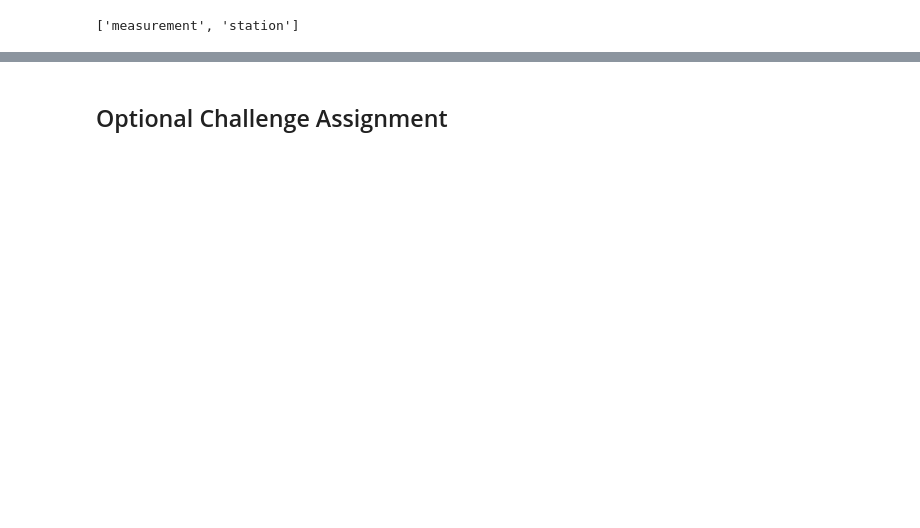
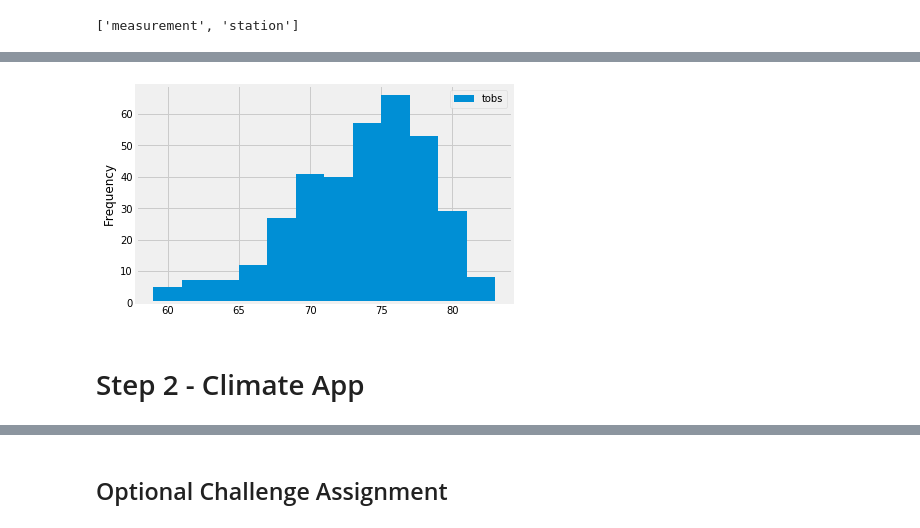
Before and after one commit to alapsraval/sqlalchemy-challenge, a Jupyter notebook: app.ipynb, the cells around one changed output, grey strips where cells are left out. Saved outputs shown, nothing was run; the diff lists cells and outputs as text; code cells hidden in the pictures; blank space fills up the shorter version.

Commit message:
step 1 complete

```diff
--- a/app.ipynb
+++ b/app.ipynb
@@ -170,0 +138,5 @@ Name: prcp, dtype: float64
+# %%
+# List the stations and the counts in descending order.
+#station_obsv_counts = measurements.groupby('station')['prcp'].count().sort_values(ascending=False).reset_index()
+station_obsv_counts = session.query(Measurement.station,label('total_prcp', func.count(Measurement.tobs))).group_by(Measurement.station).order_by(func.count(Measurement.tobs).desc()).all()
+station_obsv_counts
@@ -171,3 +153,5 @@ Name: prcp, dtype: float64
 # %%
 # What are the most active stations? (i.e. what stations have the most rows)?
-# List the stations and the counts in descending order.
+station_with_obsv_max = station_obsv_counts[0][0]
+station_obsv_max = station_obsv_counts[0][1]
+print(f'Station # {station_with_obsv_max} has the highest, {station_obsv_max} observations.')
@@ -177,3 +168,10 @@ Name: prcp, dtype: float64
 # %%
 # Choose the station with the highest number of temperature observations.
-# Query the last 12 months of temperature observation data for this station and plot the results as a histogram
+# Query the last 12 months of temperature observation data for this station
+
+year_temperature_observations = pd.DataFrame(session.query(Measurement.date,Measurement.tobs).\
+    filter(Measurement.date >= year_ago).\
+    filter(Measurement.date <= travel_start_date).\
+    filter(Measurement.station == station_with_obsv_max).\
+    order_by(Measurement.date).all()).set_index('date')
+year_temperature_observations
@@ -180,3 +193,10 @@ Name: prcp, dtype: float64
+# %%
+# Plot the results as a histogram
+temperature_chart = year_temperature_observations.plot.hist(bins=12)
+# %% [output]
+[figure, added]
+# %% [markdown]
+# Step 2 - Climate App
 # %%
 # This function called `calc_temps` will accept start date and end date in the format '%Y-%m-%d'
 # and return the minimum, average, and maximum temperatures for that range of dates
```
Also changed, not shown: parts of 25 cells of this notebook.
